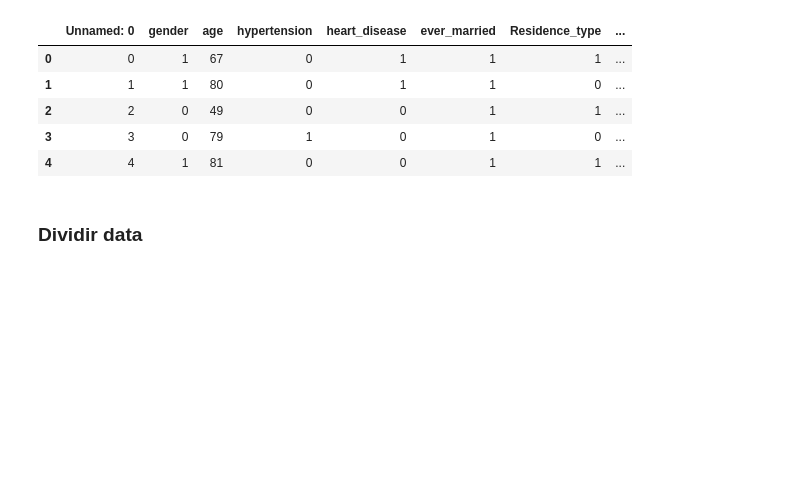
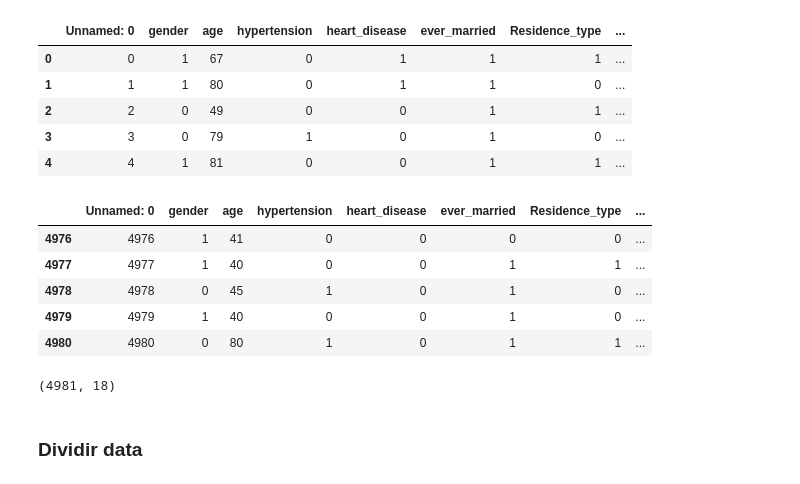
Before and after one commit to AI-School-F5-P3/grupo6_datascientist, a Jupyter notebook: notebook_models.ipynb, the cells around one changed output. Cells and saved outputs as stored; diff of their text form; code cells hidden in the pictures; blank space fills up the shorter version.

```diff
--- a/notebook_models.ipynb
+++ b/notebook_models.ipynb
@@ -11,6 +42,19 @@ df.head()
 | 2 | 2 | 0 | 49 | 0 | 0 | 1 | 1 | ... |
 | 3 | 3 | 0 | 79 | 1 | 0 | 1 | 0 | ... |
 | 4 | 4 | 1 | 81 | 0 | 0 | 1 | 1 | ... |
+# %%
+df.tail()
+# %% [output]
+|  | Unnamed: 0 | gender | age | hypertension | heart_disease | ever_married | Residence_type | ... |
+| 4976 | 4976 | 1 | 41 | 0 | 0 | 0 | 0 | ... |
+| 4977 | 4977 | 1 | 40 | 0 | 0 | 1 | 1 | ... |
+| 4978 | 4978 | 0 | 45 | 1 | 0 | 1 | 0 | ... |
+| 4979 | 4979 | 1 | 40 | 0 | 0 | 1 | 0 | ... |
+| 4980 | 4980 | 0 | 80 | 1 | 0 | 1 | 1 | ... |
+# %%
+df.shape
+# %% [output]
+(4981, 18)
 # %% [markdown]
 ### Dividir data
 # %%
```
Also changed, not shown: parts of 3 cells of this notebook.
